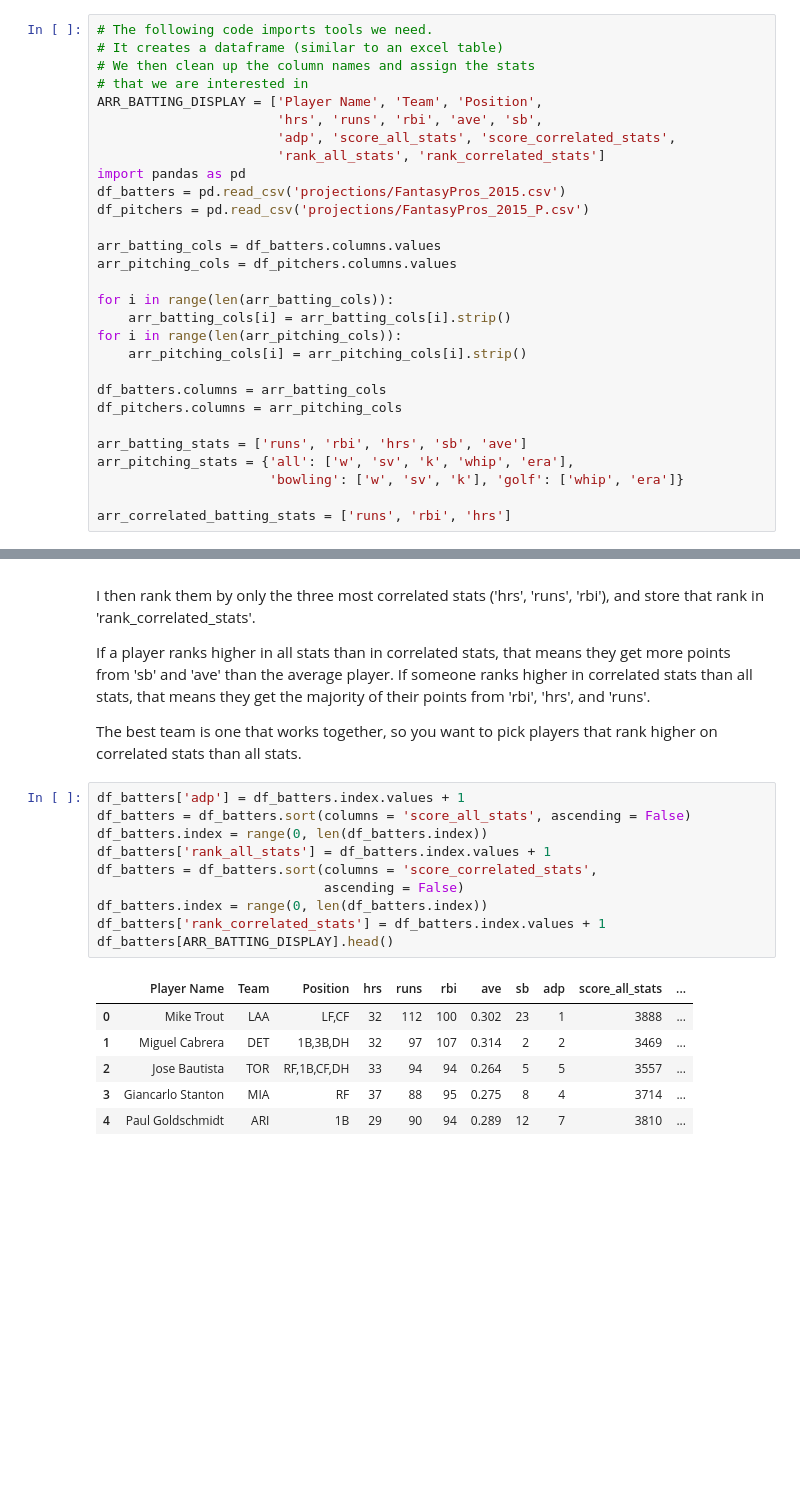
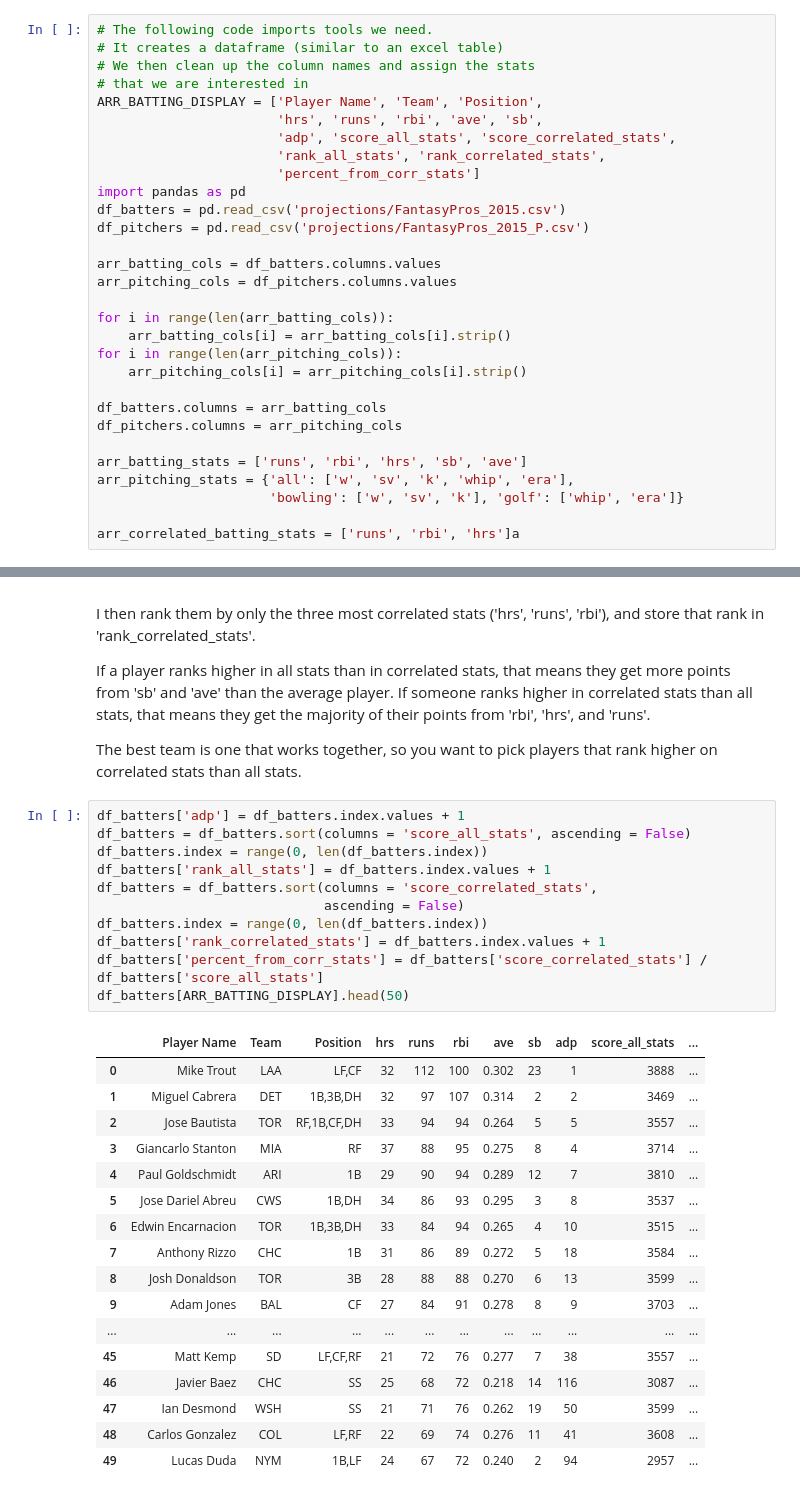
Before and after one commit to eihli/baseball-fantasy-draft, a Jupyter notebook: Simulated-Rankings.ipynb, the cells around one changed output, grey strips where cells are left out. Cells and saved outputs as stored; diff of their text form; blank space fills up the shorter version.

```diff
--- a/Simulated-Rankings.ipynb
+++ b/Simulated-Rankings.ipynb
@@ -6,7 +6,8 @@
 ARR_BATTING_DISPLAY = ['Player Name', 'Team', 'Position',
                        'hrs', 'runs', 'rbi', 'ave', 'sb',
                        'adp', 'score_all_stats', 'score_correlated_stats',
-                       'rank_all_stats', 'rank_correlated_stats']
+                       'rank_all_stats', 'rank_correlated_stats',
+                       'percent_from_corr_stats']
 import pandas as pd
 df_batters = pd.read_csv('projections/FantasyPros_2015.csv')
 df_pitchers = pd.read_csv('projections/FantasyPros_2015_P.csv')
@@ -26,7 +27,7 @@ arr_batting_stats = ['runs', 'rbi', 'hrs', 'sb', 'ave']
 arr_pitching_stats = {'all': ['w', 'sv', 'k', 'whip', 'era'],
                       'bowling': ['w', 'sv', 'k'], 'golf': ['whip', 'era']}
 
-arr_correlated_batting_stats = ['runs', 'rbi', 'hrs']
+arr_correlated_batting_stats = ['runs', 'rbi', 'hrs']a
 # %%
 # This function compares a player to a dataframe of players.
 # Each cell where the player beats a player in the dataframe
@@ -116,20 +117,32 @@ The best team is one that works together, so you want to pick players that rank
 # %%
 df_batters['adp'] = df_batters.index.values + 1
 df_batters = df_batters.sort(columns = 'score_all_stats', ascending = False)
 df_batters.index = range(0, len(df_batters.index))
 df_batters['rank_all_stats'] = df_batters.index.values + 1
 df_batters = df_batters.sort(columns = 'score_correlated_stats',
                              ascending = False)
 df_batters.index = range(0, len(df_batters.index))
 df_batters['rank_correlated_stats'] = df_batters.index.values + 1
-df_batters[ARR_BATTING_DISPLAY].head()
+df_batters['percent_from_corr_stats'] = df_batters['score_correlated_stats'] / df_batters['score_all_stats']
+df_batters[ARR_BATTING_DISPLAY].head(50)
 # %% [output]
 |  | Player Name | Team | Position | hrs | runs | rbi | ave | sb | adp | score_all_stats | ... |
 | 0 | Mike Trout | LAA | LF,CF | 32 | 112 | 100 | 0.302 | 23 | 1 | 3888 | ... |
 | 1 | Miguel Cabrera | DET | 1B,3B,DH | 32 | 97 | 107 | 0.314 | 2 | 2 | 3469 | ... |
 | 2 | Jose Bautista | TOR | RF,1B,CF,DH | 33 | 94 | 94 | 0.264 | 5 | 5 | 3557 | ... |
 | 3 | Giancarlo Stanton | MIA | RF | 37 | 88 | 95 | 0.275 | 8 | 4 | 3714 | ... |
 | 4 | Paul Goldschmidt | ARI | 1B | 29 | 90 | 94 | 0.289 | 12 | 7 | 3810 | ... |
+| 5 | Jose Dariel Abreu | CWS | 1B,DH | 34 | 86 | 93 | 0.295 | 3 | 8 | 3537 | ... |
+| 6 | Edwin Encarnacion | TOR | 1B,3B,DH | 33 | 84 | 94 | 0.265 | 4 | 10 | 3515 | ... |
+| 7 | Anthony Rizzo | CHC | 1B | 31 | 86 | 89 | 0.272 | 5 | 18 | 3584 | ... |
+| 8 | Josh Donaldson | TOR | 3B | 28 | 88 | 88 | 0.270 | 6 | 13 | 3599 | ... |
+| 9 | Adam Jones | BAL | CF | 27 | 84 | 91 | 0.278 | 8 | 9 | 3703 | ... |
+| ... | ... | ... | ... | ... | ... | ... | ... | ... | ... | ... | ... |
+| 45 | Matt Kemp | SD | LF,CF,RF | 21 | 72 | 76 | 0.277 | 7 | 38 | 3557 | ... |
+| 46 | Javier Baez | CHC | SS | 25 | 68 | 72 | 0.218 | 14 | 116 | 3087 | ... |
+| 47 | Ian Desmond | WSH | SS | 21 | 71 | 76 | 0.262 | 19 | 50 | 3599 | ... |
+| 48 | Carlos Gonzalez | COL | LF,RF | 22 | 69 | 74 | 0.276 | 11 | 41 | 3608 | ... |
+| 49 | Lucas Duda | NYM | 1B,LF | 24 | 67 | 72 | 0.240 | 2 | 94 | 2957 | ... |
 # %%
 # This is an example of how to filter by position.
 center_fielders = df_batters[df_batters.apply(lambda e: 'CF' in e['Position'].split(','), axis=1)]
```
Also changed, not shown: parts of 2 cells of this notebook, 2 other files.
